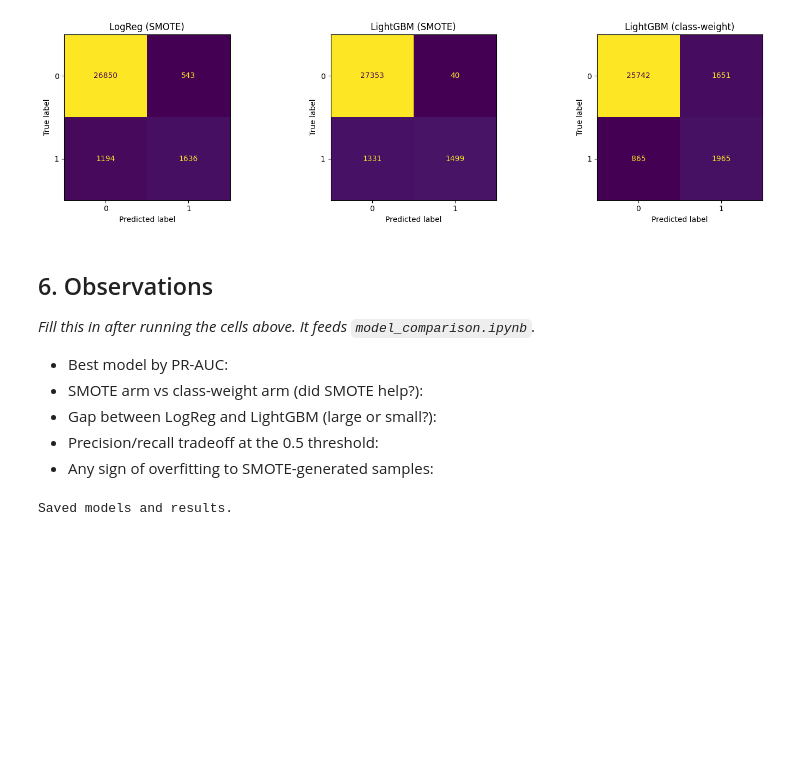
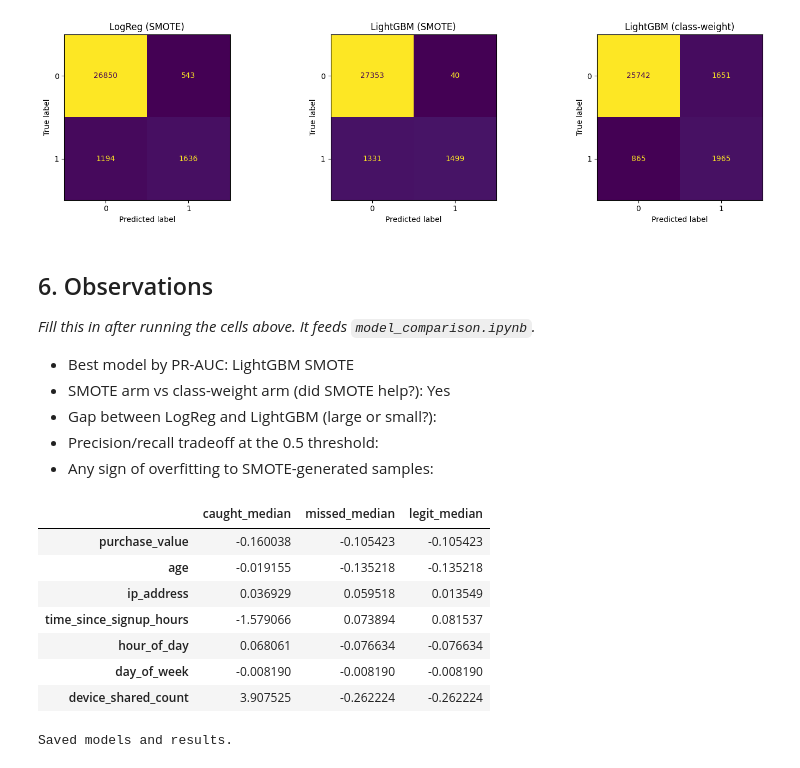
Before and after one commit to Avicci-b/fraud_detection_for_ecom_and_bank_transactions, a Jupyter notebook: notebooks/modeling_fraud.ipynb, the cells around one changed output. Drawn from its saved outputs; the diff is of its cells as text; code cells hidden in the pictures; blank space fills up the shorter version.

```diff
--- a/notebooks/modeling_fraud.ipynb
+++ b/notebooks/modeling_fraud.ipynb
@@ -181,3 +238,9 @@ fraud_results.round(4)
 | LogReg (SMOTE) | 0.6307 | 0.8117 | 0.7508 | 0.5781 | 0.6532 | 1636 | 543 | 1194 | 26850 |
 | LightGBM (SMOTE) | 0.7080 | 0.8397 | 0.9740 | 0.5297 | 0.6862 | 1499 | 40 | 1331 | 27353 |
 | LightGBM (class-weight) | 0.7072 | 0.8372 | 0.5434 | 0.6943 | 0.6097 | 1965 | 1651 | 865 | 25742 |
+# %%
+logreg_cw = LogisticRegression(max_iter=2000, class_weight="balanced", random_state=RANDOM_STATE)
+logreg_cw.fit(X_train_fraud, y_train_fraud)          # original data, no SMOTE
+m, p = evaluate_model("LogReg (class-weight)", logreg_cw, X_test_fraud, y_test_fraud)
+probas["LogReg (class-weight)"] = p
+pd.DataFrame([m]).set_index("model").round(4)
@@ -202,11 +269,30 @@ plt.show()
 ## 6. Observations
 *Fill this in after running the cells above. It feeds `model_comparison.ipynb`.*
 
-- Best model by PR-AUC:
-- SMOTE arm vs class-weight arm (did SMOTE help?):
+- Best model by PR-AUC: LightGBM SMOTE
+- SMOTE arm vs class-weight arm (did SMOTE help?): Yes
 - Gap between LogReg and LightGBM (large or small?):
 - Precision/recall tradeoff at the 0.5 threshold:
 - Any sign of overfitting to SMOTE-generated samples:
+# %%
+p = probas["LightGBM (SMOTE)"]
+is_fraud = (y_test_fraud.values == 1)
+caught, missed = is_fraud & (p >= 0.5), is_fraud & (p < 0.5)
+num_cols = X_test_fraud.select_dtypes(include="float64").columns
+pd.DataFrame({
+    "caught_median": X_test_fraud.loc[caught, num_cols].median(),
+    "missed_median": X_test_fraud.loc[missed, num_cols].median(),
+    "legit_median":  X_test_fraud.loc[~is_fraud, num_cols].median(),
+})
+# %% [output]
+|  | caught_median | missed_median | legit_median |
+| purchase_value | -0.160038 | -0.105423 | -0.105423 |
+| age | -0.019155 | -0.135218 | -0.135218 |
+| ip_address | 0.036929 | 0.059518 | 0.013549 |
+| time_since_signup_hours | -1.579066 | 0.073894 | 0.081537 |
+| hour_of_day | 0.068061 | -0.076634 | -0.076634 |
+| day_of_week | -0.008190 | -0.008190 | -0.008190 |
+| device_shared_count | 3.907525 | -0.262224 | -0.262224 |
 # %%
 MODELS_DIR.mkdir(exist_ok=True)
 RESULTS_DIR.mkdir(exist_ok=True)
```
Also changed, not shown: parts of 6 cells of this notebook.
